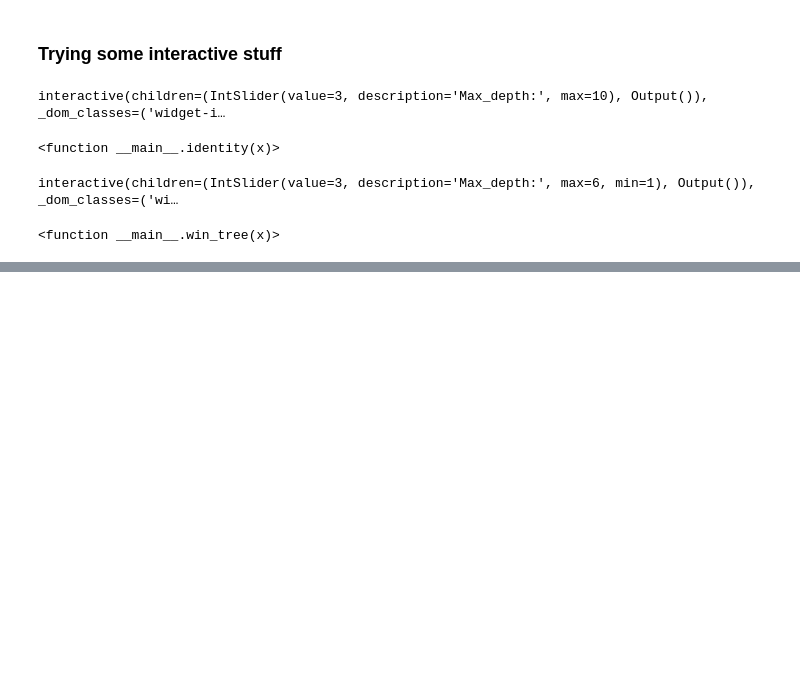
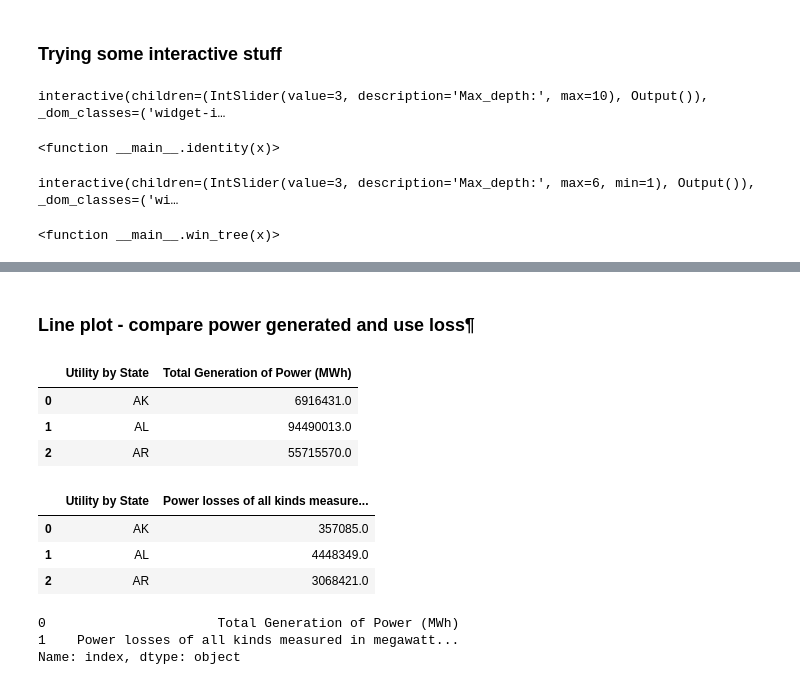
Before and after one commit to zhuy9/DMwP-EnergyUsage, a Jupyter notebook: Project_Workspace_.ipynb, the cells around one changed output, grey strips where cells are left out. Saved outputs shown, nothing was run; the diff lists cells and outputs as text; code cells hidden in the pictures; blank space fills up the shorter version.

```diff
--- a/Project_Workspace_.ipynb
+++ b/Project_Workspace_.ipynb
@@ -229,0 +277,33 @@ interactive(children=(IntSlider(value=3, description='Max_depth:', max=6, min=1)
+# %% [markdown]
+### Line plot - compare power generated and use loss¶
+# %%
+pwr_generated_tot = df[['Sources.Total','Utility.State']].groupby('Utility.State').sum()
+pwr_generated_tot.reset_index(inplace=True)
+pwr_generated_tot = pwr_generated_tot.rename(columns={'Sources.Total': 'Total Generation of Power (MWh)', 'Utility.State':'Utility by State'})
+pwr_generated_tot.head(3)
+# %% [output]
+|  | Utility by State | Total Generation of Power (MWh) |
+| 0 | AK | 6916431.0 |
+| 1 | AL | 94490013.0 |
+| 2 | AR | 55715570.0 |
+# %%
+use_loss_tot = df[['Uses.Losses','Utility.State']].groupby('Utility.State').sum()
+use_loss_tot.reset_index(inplace=True)
+use_loss_tot = use_loss_tot.rename(columns={'Uses.Losses': 'Power losses of all kinds measured in megawatt hours', 'Utility.State':'Utility by State'})
+use_loss_tot.head(3)
+# %% [output]
+|  | Utility by State | Power losses of all kinds measure... |
+| 0 | AK | 357085.0 |
+| 1 | AL | 4448349.0 |
+| 2 | AR | 3068421.0 |
+# %%
+df_gen_los = pd.merge(pwr_generated_tot, use_loss_tot)
+df_gen_los = df_gen_los.drop("Utility by State", axis = 1)
+## drop rows with two 0 entries
+df_gen_los = df_gen_los.loc[~(df_gen_los==0).all(axis=1)]
+df_gen_los = df_gen_los.T.reset_index()
+df_gen_los['index']
+# %% [output]
+0                      Total Generation of Power (MWh)
+1    Power losses of all kinds measured in megawatt...
+Name: index, dtype: object
```
Also changed, not shown: parts of 13 cells of this notebook.
